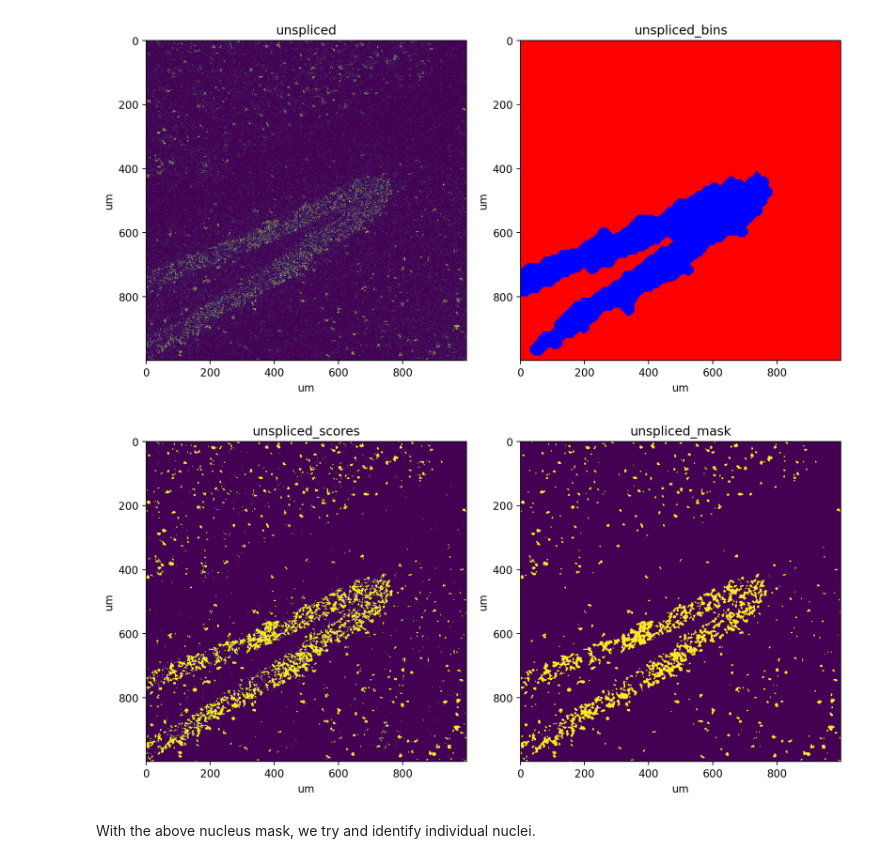
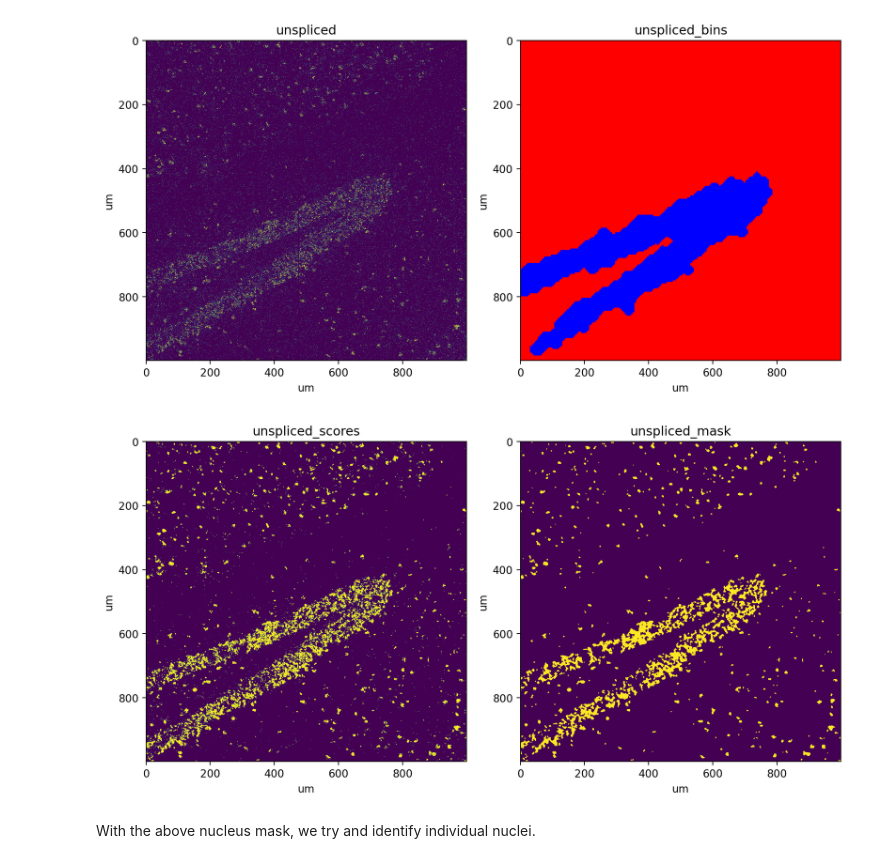
Before and after one commit to aristoteleo/spateo-notebooks, a Jupyter notebook: segmentation/rna_segmentation.ipynb, the cells around one changed output. Saved outputs shown, nothing was run; the diff lists cells and outputs as text; code cells hidden in the pictures.

```diff
--- a/segmentation/rna_segmentation.ipynb
+++ b/segmentation/rna_segmentation.ipynb
@@ -43,16 +40,16 @@ st.pl.imshow(adata, 'unspliced_bins', ax=axes[1], labels=True)
 # %%
 st.pp.segmentation.score_and_mask_pixels(
     adata, 'unspliced', k=5, method='EM+BP',
     em_kwargs=dict(downsample=0.01, seed=2022),
-    bp_kwargs=dict(n_threads=8, k=3, square=False, p=0.9, q=0.1),
+    bp_kwargs=dict(n_threads=8, k=3, square=False, p=0.7, q=0.3),
     mk=7,
 )
 
 fig, axes = plt.subplots(ncols=2, figsize=(10, 5), tight_layout=True)
 st.pl.imshow(adata, 'unspliced_scores', ax=axes[0])
 st.pl.imshow(adata, 'unspliced_mask', ax=axes[1])
 # %% [output]
-[figure, old version]
+[figure, new version]
 # %% [markdown]
 With the above nucleus mask, we try and identify individual nuclei.
 # %%
```
Also changed, not shown: parts of 3 cells of this notebook, 1 other file.
